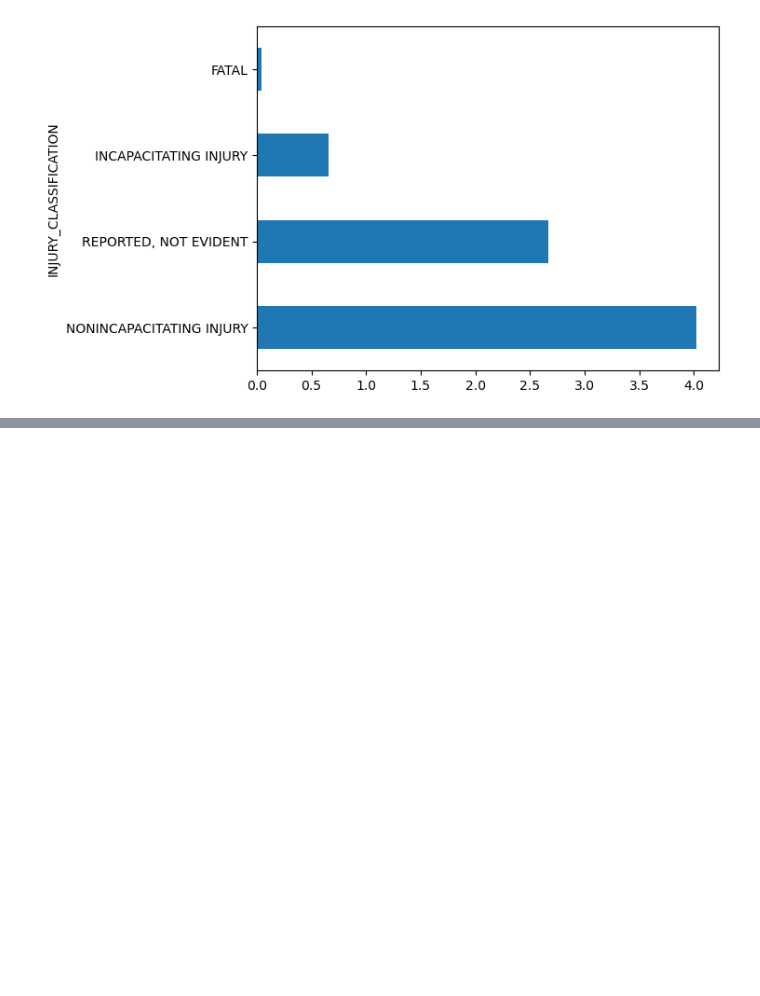
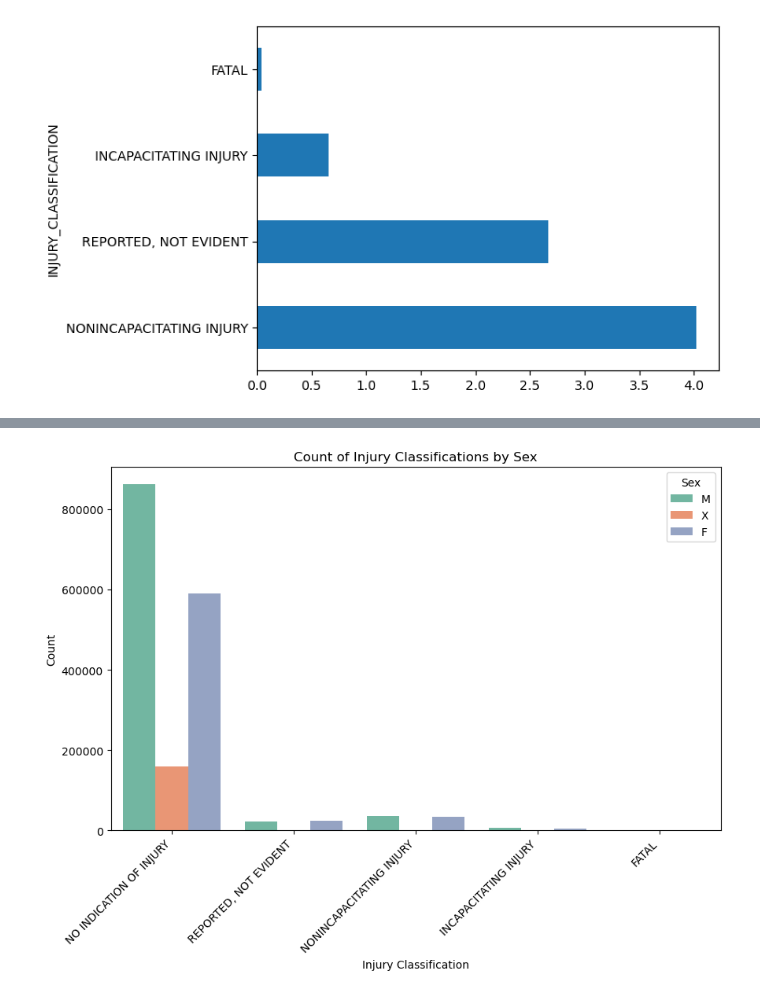
Before and after one commit to PatriciaNgari/Chicago-Crashes-Analysis, a Jupyter notebook: Untitled.ipynb, the cells around one changed output, grey strips where cells are left out. Cells and saved outputs as stored; diff of their text form; code cells hidden in the pictures; blank space fills up the shorter version.

```diff
--- a/Untitled.ipynb
+++ b/Untitled.ipynb
@@ -244,0 +289,13 @@ percentage_counts.plot.barh()
+# %%
+plt.figure(figsize=(10, 6))
+sns.countplot(x='INJURY_CLASSIFICATION', hue='SEX', data=merged_df, palette='Set2')
+
+# Adding labels and title
+plt.xlabel('Injury Classification')
+plt.ylabel('Count')
+plt.title('Count of Injury Classifications by Sex')
+plt.xticks(rotation=45, ha='right')  # Rotate x-axis labels for better readability
+plt.legend(title='Sex')
+plt.show()
+# %% [output]
+[figure, added]
```
Also changed, not shown: parts of 14 cells of this notebook.
